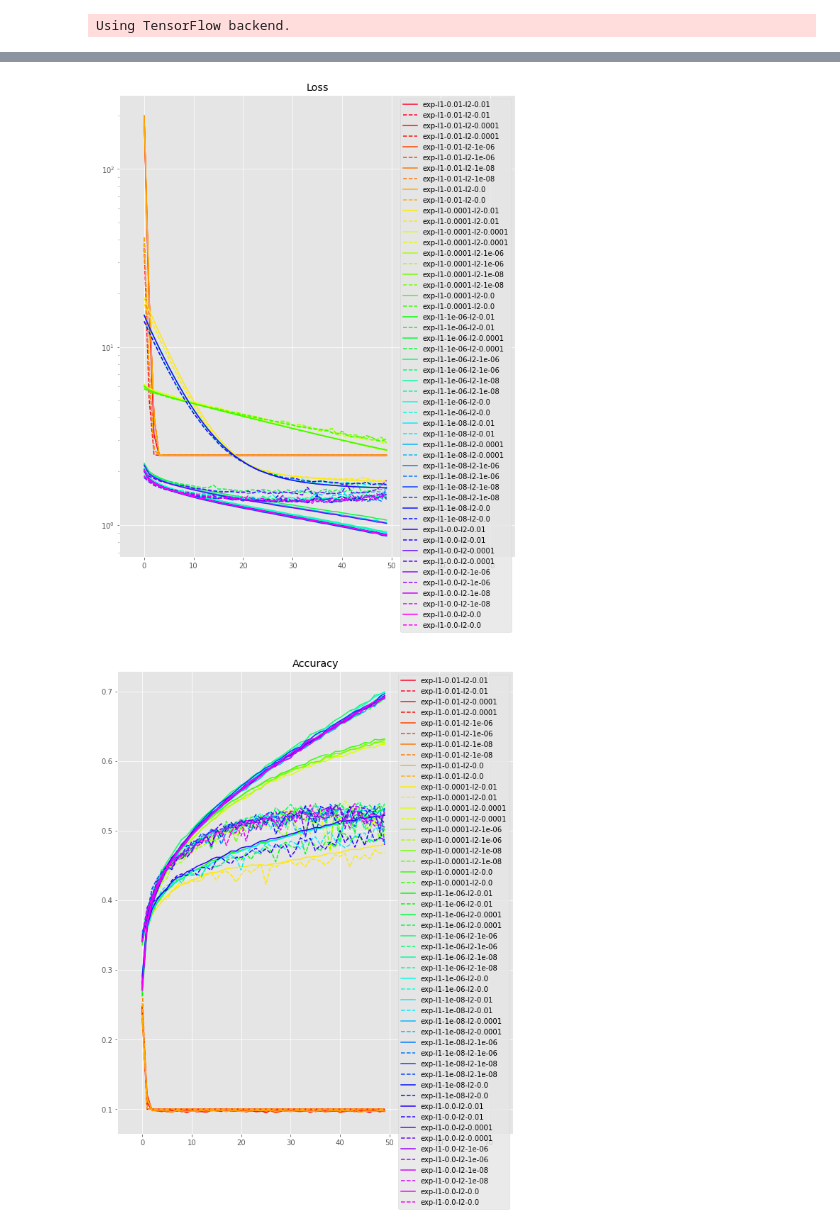
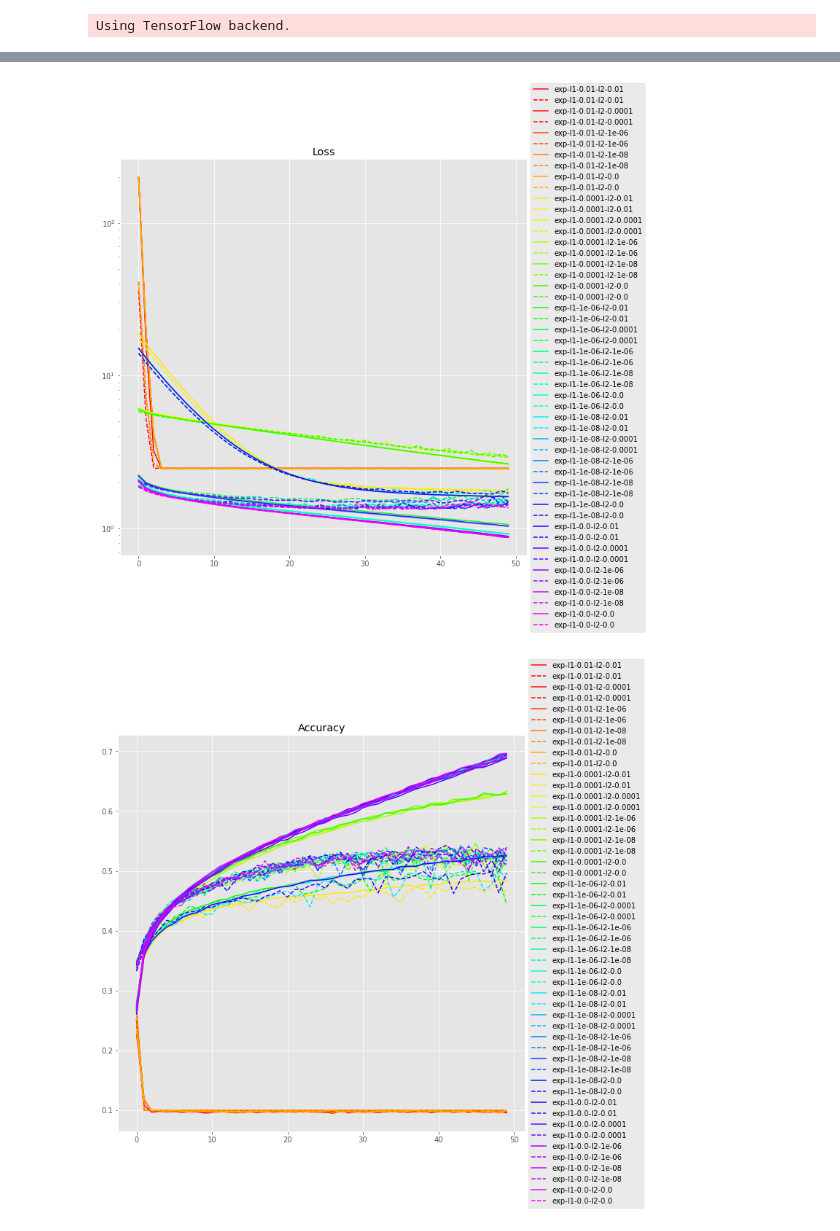
Before and after one commit to Halesu/4th-ML100Days, a Jupyter notebook: homework/Day_081_HW.ipynb, the cells around one changed output, grey strips where cells are left out. Cells and saved outputs as stored; diff of their text form; code cells hidden in the pictures.

```diff
--- a/homework/Day_081_HW.ipynb
+++ b/homework/Day_081_HW.ipynb
@@ -123,34 +123,32 @@ Epoch 50/50
 # %%
 import matplotlib.pyplot as plt
 %matplotlib inline
 plt.style.use('ggplot')
 """Code Here
 將結果繪出
 """
 
 NUM_COLORS = len(results.keys())
 cm = plt.get_cmap('gist_rainbow')
 color_bar = [cm(1.*i/NUM_COLORS) for i in range(NUM_COLORS)]
 #color_bar = ["r", "g", "b", "c", "y", "m", "k", "w"]
 
-plt.figure(figsize=(10,12))
+plt.figure(figsize=(10,10))
 for i, cond in enumerate(results.keys()):
     plt.plot(range(len(results[cond]['train-loss'])),results[cond]['train-loss'], '-', label=cond, color=color_bar[i])
     plt.plot(range(len(results[cond]['valid-loss'])),results[cond]['valid-loss'], '--', label=cond, color=color_bar[i])
 plt.title("Loss")
-plt.xlim((-5,75))
 plt.yscale('log')
-plt.legend()
+plt.legend(loc='center left', bbox_to_anchor=(1, 0.5))
 plt.show()
 
-plt.figure(figsize=(10,12))
+plt.figure(figsize=(10,10))
 for i, cond in enumerate(results.keys()):
     plt.plot(range(len(results[cond]['train-acc'])),results[cond]['train-acc'], '-', label=cond, color=color_bar[i])
     plt.plot(range(len(results[cond]['valid-acc'])),results[cond]['valid-acc'], '--', label=cond, color=color_bar[i])
 plt.title("Accuracy")
-plt.xlim((-5,75))
-plt.legend()
+plt.legend(loc='center left', bbox_to_anchor=(1, 0.5))
 plt.show()
 # %% [output]
-[figure, old version]
+[figure, new version]
-[figure, old version]
+[figure, new version]
```
Also changed, not shown: parts of 1 cell of this notebook, 1 other file.
